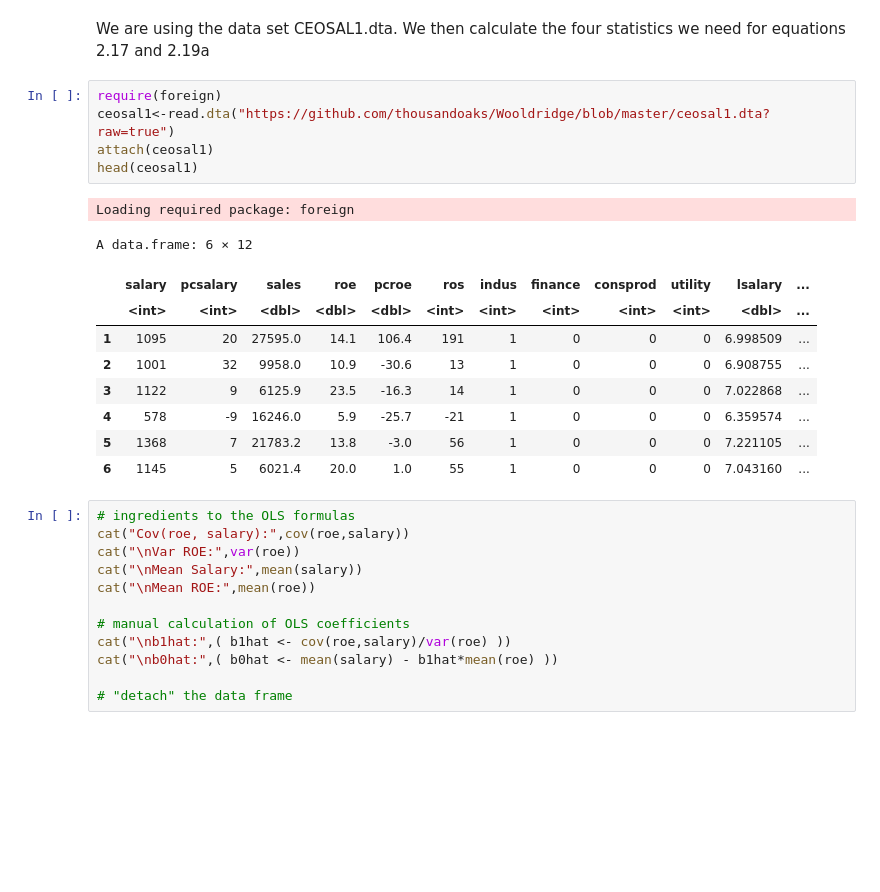
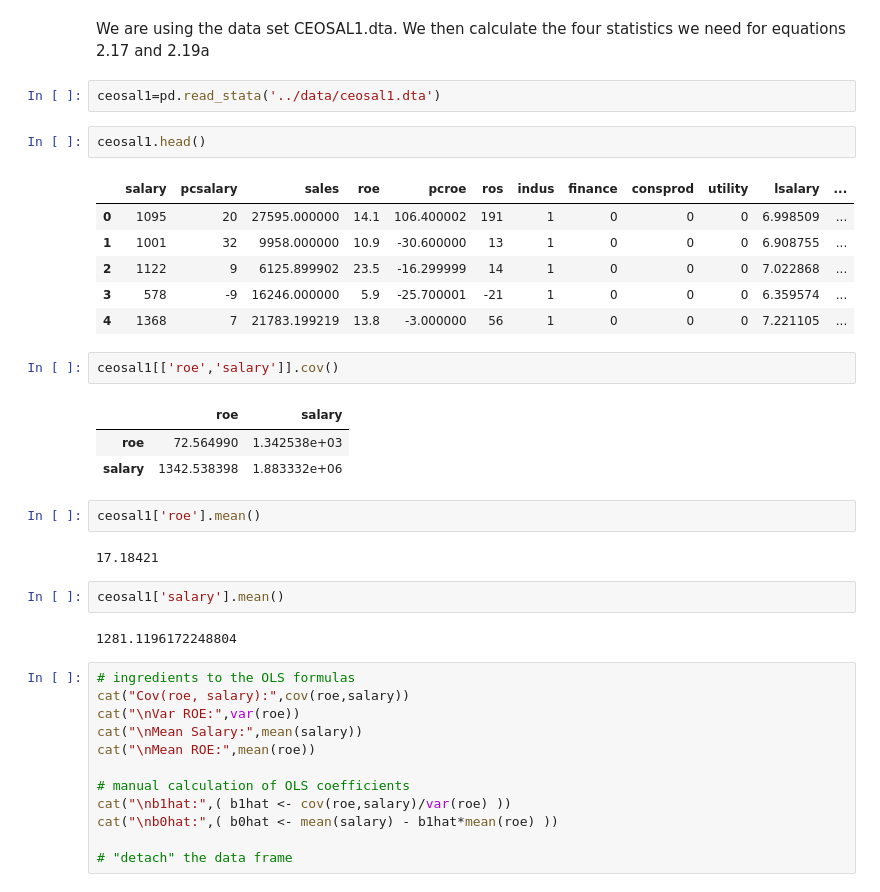
Before and after one commit to thousandoaks/Maths4DS102, a Jupyter notebook: sessions/Lab 1.The Simple Regression Model.ipynb, the cells around one changed output. Drawn from its saved outputs; the diff is of its cells as text; blank space fills up the shorter version.

```diff
--- a/sessions/Lab 1.The Simple Regression Model.ipynb
+++ b/sessions/Lab 1.The Simple Regression Model.ipynb
@@ -95,22 +107,31 @@ salary=\beta_0 + \beta_1 * roe +u
 the slope parameter beta1; measures the change in annual salary, in thousands of dollars, when return on equity increases by one percentage point.
 # %% [markdown]
 We are using the data set CEOSAL1.dta. We then calculate the four statistics we need for equations 2.17 and 2.19a
-# %%
-require(foreign)
-ceosal1<-read.dta("https://github.com/thousandoaks/Wooldridge/blob/master/ceosal1.dta?raw=true")
-attach(ceosal1)
-head(ceosal1)
-# %% [output]
-Loading required package: foreign
-A data.frame: 6 × 12
-|  | salary | pcsalary | sales | roe | pcroe | ros | indus | finance | consprod | utility | lsalary | ... |
-|  | <int> | <int> | <dbl> | <dbl> | <dbl> | <int> | <int> | <int> | <int> | <int> | <dbl> | ... |
-| 1 | 1095 | 20 | 27595.0 | 14.1 | 106.4 | 191 | 1 | 0 | 0 | 0 | 6.998509 | ... |
-| 2 | 1001 | 32 | 9958.0 | 10.9 | -30.6 | 13 | 1 | 0 | 0 | 0 | 6.908755 | ... |
-| 3 | 1122 | 9 | 6125.9 | 23.5 | -16.3 | 14 | 1 | 0 | 0 | 0 | 7.022868 | ... |
-| 4 | 578 | -9 | 16246.0 | 5.9 | -25.7 | -21 | 1 | 0 | 0 | 0 | 6.359574 | ... |
-| 5 | 1368 | 7 | 21783.2 | 13.8 | -3.0 | 56 | 1 | 0 | 0 | 0 | 7.221105 | ... |
-| 6 | 1145 | 5 | 6021.4 | 20.0 | 1.0 | 55 | 1 | 0 | 0 | 0 | 7.043160 | ... |
+# %%
+ceosal1=pd.read_stata('../data/ceosal1.dta')
+# %%
+ceosal1.head()
+# %% [output]
+|  | salary | pcsalary | sales | roe | pcroe | ros | indus | finance | consprod | utility | lsalary | ... |
+| 0 | 1095 | 20 | 27595.000000 | 14.1 | 106.400002 | 191 | 1 | 0 | 0 | 0 | 6.998509 | ... |
+| 1 | 1001 | 32 | 9958.000000 | 10.9 | -30.600000 | 13 | 1 | 0 | 0 | 0 | 6.908755 | ... |
+| 2 | 1122 | 9 | 6125.899902 | 23.5 | -16.299999 | 14 | 1 | 0 | 0 | 0 | 7.022868 | ... |
+| 3 | 578 | -9 | 16246.000000 | 5.9 | -25.700001 | -21 | 1 | 0 | 0 | 0 | 6.359574 | ... |
+| 4 | 1368 | 7 | 21783.199219 | 13.8 | -3.000000 | 56 | 1 | 0 | 0 | 0 | 7.221105 | ... |
+# %%
+ceosal1[['roe','salary']].cov()
+# %% [output]
+|  | roe | salary |
+| roe | 72.564990 | 1.342538e+03 |
+| salary | 1342.538398 | 1.883332e+06 |
+# %%
+ceosal1['roe'].mean()
+# %% [output]
+17.18421
+# %%
+ceosal1['salary'].mean()
+# %% [output]
+1281.1196172248804
 # %%
 # ingredients to the OLS formulas
 cat("Cov(roe, salary):",cov(roe,salary))
```
Also changed, not shown: parts of 3 cells of this notebook.
